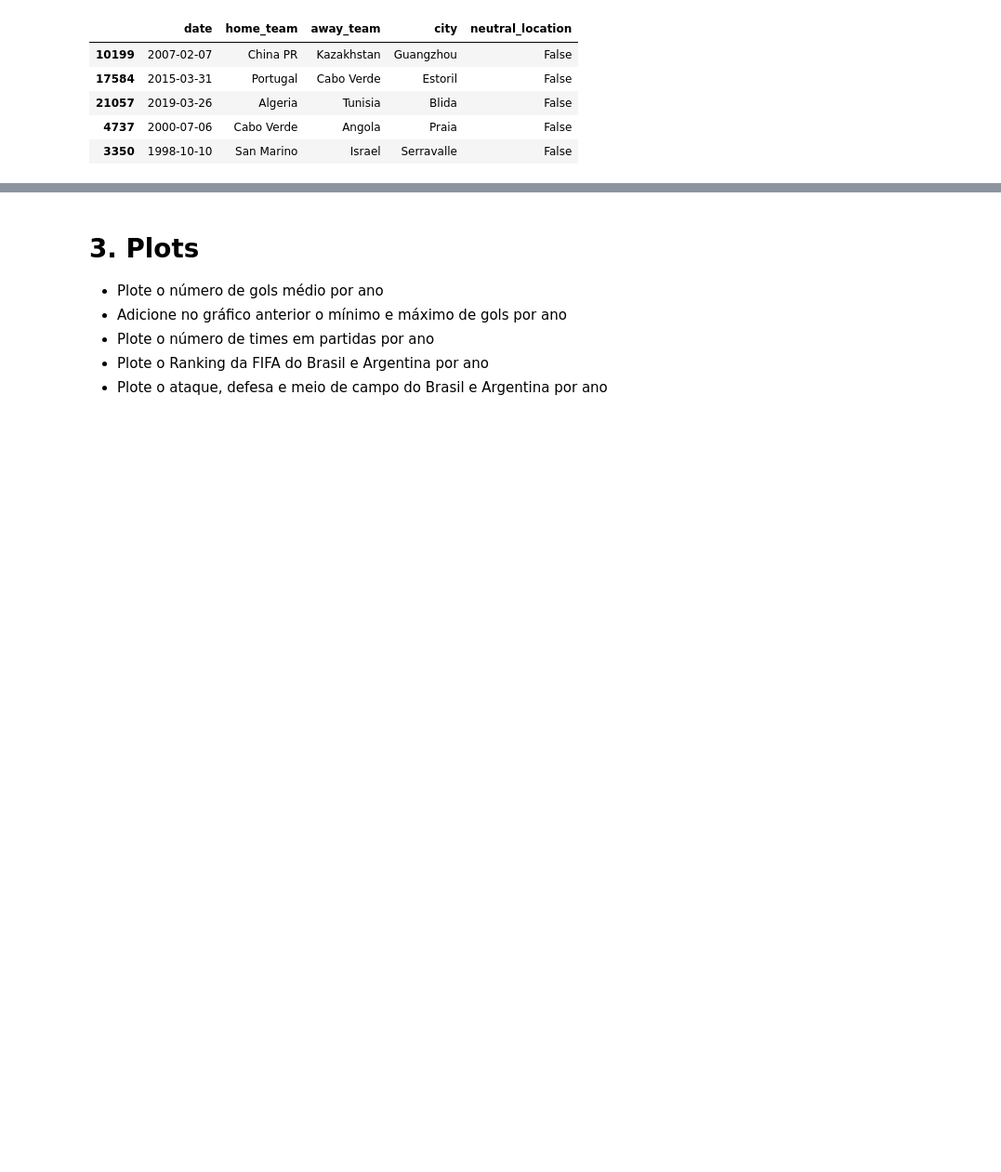
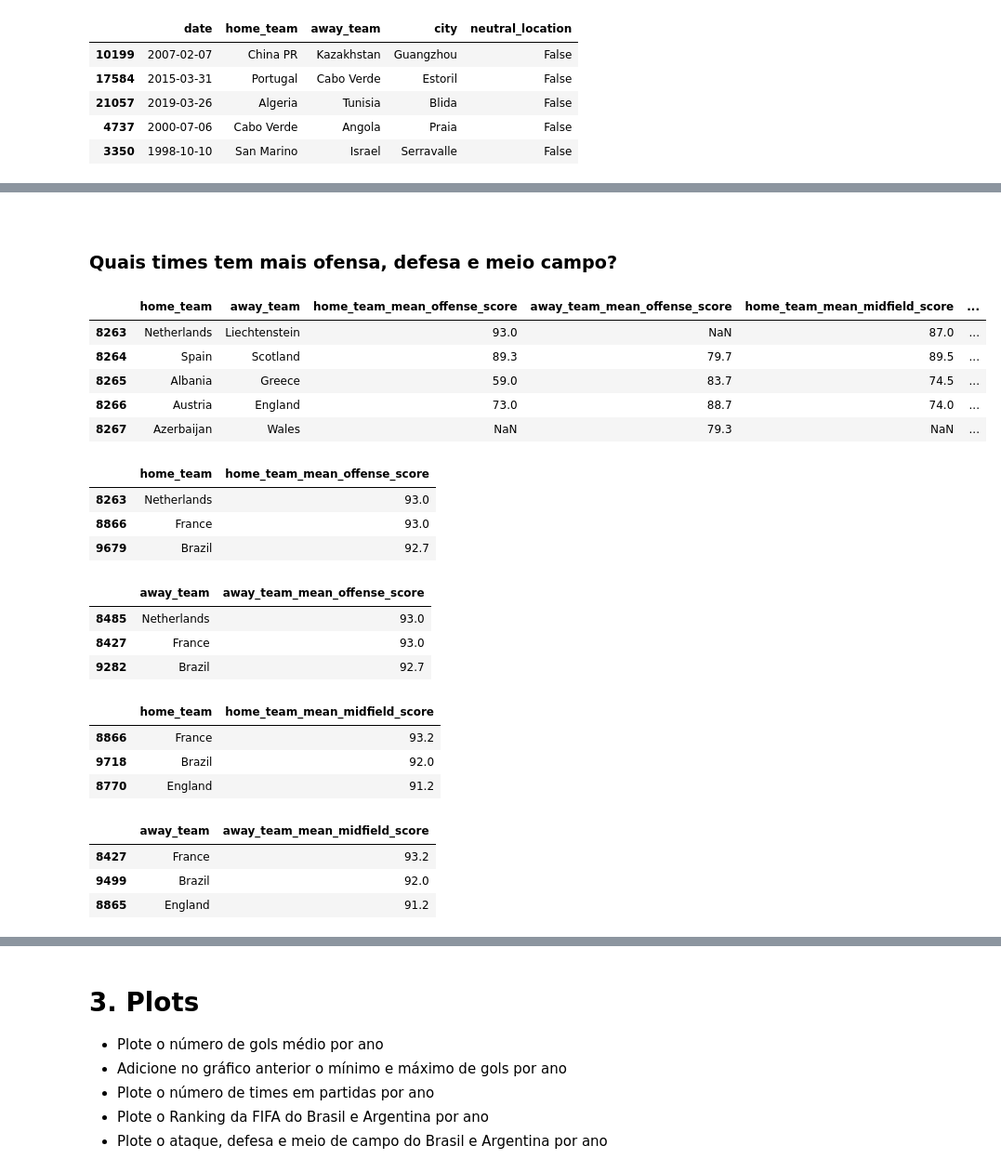
Before and after one commit to lgabs/copa22-forecast, a Jupyter notebook: code/lessons/Aula 1 - Análise de Dados.ipynb, the cells around one changed output, grey strips where cells are left out. Shown: that part at 93% size. Saved outputs shown, nothing was run; the diff lists cells and outputs as text; code cells hidden in the pictures; blank space fills up the shorter version.

```diff
--- a/code/lessons/Aula 1 - Análise de Dados.ipynb
+++ b/code/lessons/Aula 1 - Análise de Dados.ipynb
@@ -267,0 +304,22 @@ df[~df.neutral_location].sample(5)[['date', 'home_team', 'away_team', 'city', 'n
+# %%
+#pais com mais vitorias geral
+
+#criando coluna para vencedores away pq só existe home
+import numpy as np
+condict = [
+    (df['away_team_score']) > (df['home_team_score']),
+    (df['away_team_score']) < (df['home_team_score']),
+    (df['away_team_score']) == (df['home_team_score'])
+]
+values = ['Win', 'Lose', 'Draw']
+df['away_team_result'] = np.select(condict, values)
+
+df[['home_team', 'away_team','home_team_score',
+    'away_team_score','home_team_result', 'away_team_result']].head()
+
+
+
+# df['away_team_result'] = np.where(df['away_team_score'] > df['home_team_score'],
+#                                   df['away_team_score'] < df['home_team_score'], 'Win','Lose')
+#
+# df[(df['away_team_score']) > (df['home_team_score'])]
@@ -267,0 +560,51 @@ df[~df.neutral_location].sample(5)[['date', 'home_team', 'away_team', 'city', 'n
+# %% [markdown]
+<br>
+<h3>Quais times tem mais ofensa, defesa e meio campo?
+# %%
+tecnica = df[['home_team','away_team','home_team_mean_offense_score','away_team_mean_offense_score',
+    'home_team_mean_midfield_score', 'away_team_mean_midfield_score',
+   'home_team_mean_defense_score', 'away_team_mean_defense_score']].dropna(thresh=3)
+tecnica.head()
+# %% [output]
+|  | home_team | away_team | home_team_mean_offense_score | away_team_mean_offense_score | home_team_mean_midfield_score | ... |
+| 8263 | Netherlands | Liechtenstein | 93.0 | NaN | 87.0 | ... |
+| 8264 | Spain | Scotland | 89.3 | 79.7 | 89.5 | ... |
+| 8265 | Albania | Greece | 59.0 | 83.7 | 74.5 | ... |
+| 8266 | Austria | England | 73.0 | 88.7 | 74.0 | ... |
+| 8267 | Azerbaijan | Wales | NaN | 79.3 | NaN | ... |
+# %%
+# time com mais ofensiva em casa
+team_offense = tecnica.sort_values('home_team_mean_offense_score', ascending=False)
+team_offense[['home_team', 'home_team_mean_offense_score']].drop_duplicates(subset='home_team').head(3)
+# %% [output]
+|  | home_team | home_team_mean_offense_score |
+| 8263 | Netherlands | 93.0 |
+| 8866 | France | 93.0 |
+| 9679 | Brazil | 92.7 |
+# %%
+# time com mais ofensiva fora
+team_offense_away = tecnica.sort_values('away_team_mean_offense_score', ascending=False)
+team_offense_away[['away_team', 'away_team_mean_offense_score']].drop_duplicates(subset='away_team').head(3)
+# %% [output]
+|  | away_team | away_team_mean_offense_score |
+| 8485 | Netherlands | 93.0 |
+| 8427 | France | 93.0 |
+| 9282 | Brazil | 92.7 |
+# %%
+#time com melhor meio de campo em casa
+team_midfield = tecnica.sort_values('home_team_mean_midfield_score', ascending=False)
+team_midfield[['home_team', 'home_team_mean_midfield_score']].drop_duplicates(subset='home_team').head(3)
+# %% [output]
+|  | home_team | home_team_mean_midfield_score |
+| 8866 | France | 93.2 |
+| 9718 | Brazil | 92.0 |
+| 8770 | England | 91.2 |
+# %%
+#time com melhor meio de campo fora
+team_midfield_away = tecnica.sort_values('away_team_mean_midfield_score', ascending=False)
+team_midfield_away[['away_team', 'away_team_mean_midfield_score']].drop_duplicates(subset='away_team').head(3)
+# %% [output]
+|  | away_team | away_team_mean_midfield_score |
+| 8427 | France | 93.2 |
+| 9499 | Brazil | 92.0 |
+| 8865 | England | 91.2 |
```
Also changed, not shown: parts of 35 cells of this notebook.
